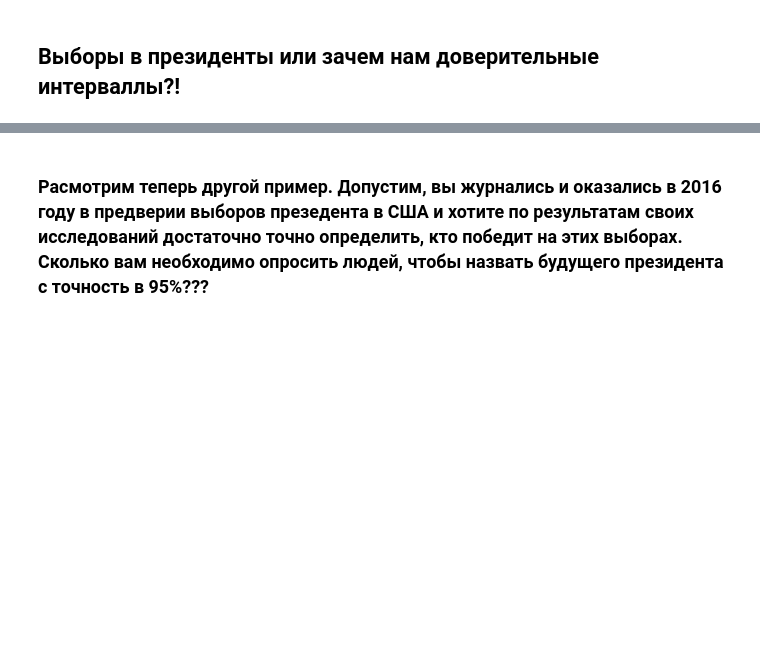
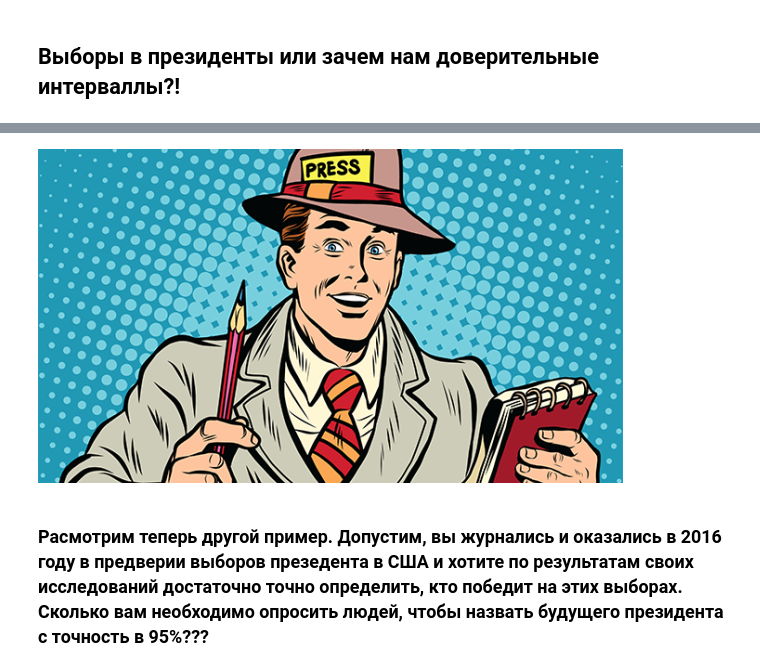
Before and after one commit to Dmitry-V-Makarov/Netology, a Jupyter notebook: pyda-13/lectures/20.confidence_intervals.ipynb, the cells around one changed output, grey strips where cells are left out. Drawn from its saved outputs; the diff is of its cells as text; code cells hidden in the pictures; blank space fills up the shorter version.

```diff
--- a/pyda-13/lectures/20.confidence_intervals.ipynb
+++ b/pyda-13/lectures/20.confidence_intervals.ipynb
@@ -56,7 +55,9 @@ l,s,r
 # %%
 #df['State Postal'].value_counts()  Расскоментить, если интересно соотношение штатов.
 # %%
-Image("ArticleImage.png")
+Image("../data/ArticleImage.png")
+# %% [output]
+[figure, added]
 # %% [markdown]
 ### Расмотрим теперь другой пример. Допустим, вы журнались и оказались в 2016 году в предверии выборов презедента в США и хотите по результатам своих исследований достаточно точно определить, кто победит на этих выборах. Сколько вам необходимо опросить людей, чтобы назвать будущего президента с точность в 95%???
 # %% [markdown]
```
Also changed, not shown: parts of 37 cells of this notebook, 1 other file.
